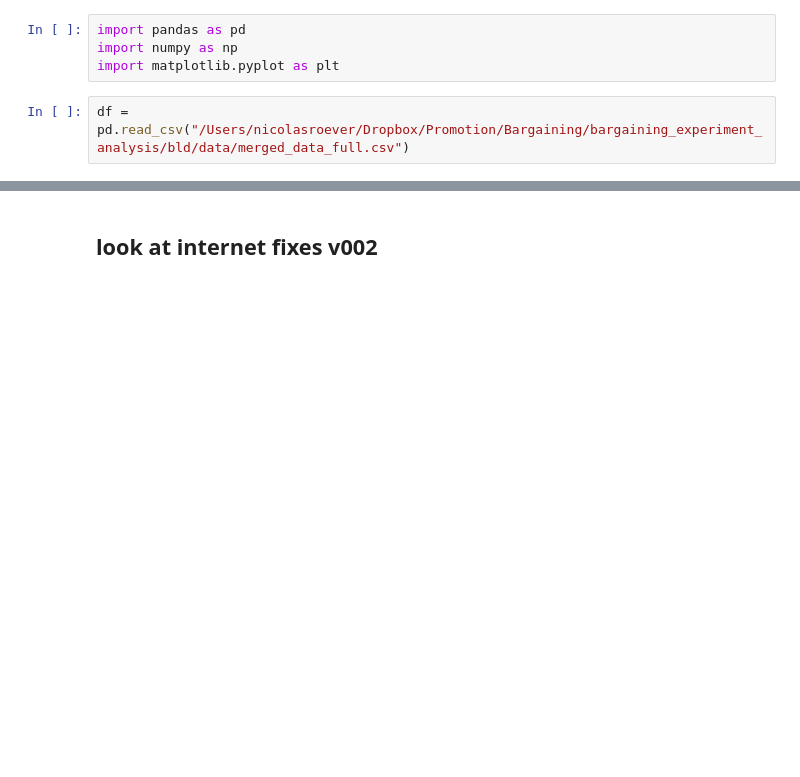
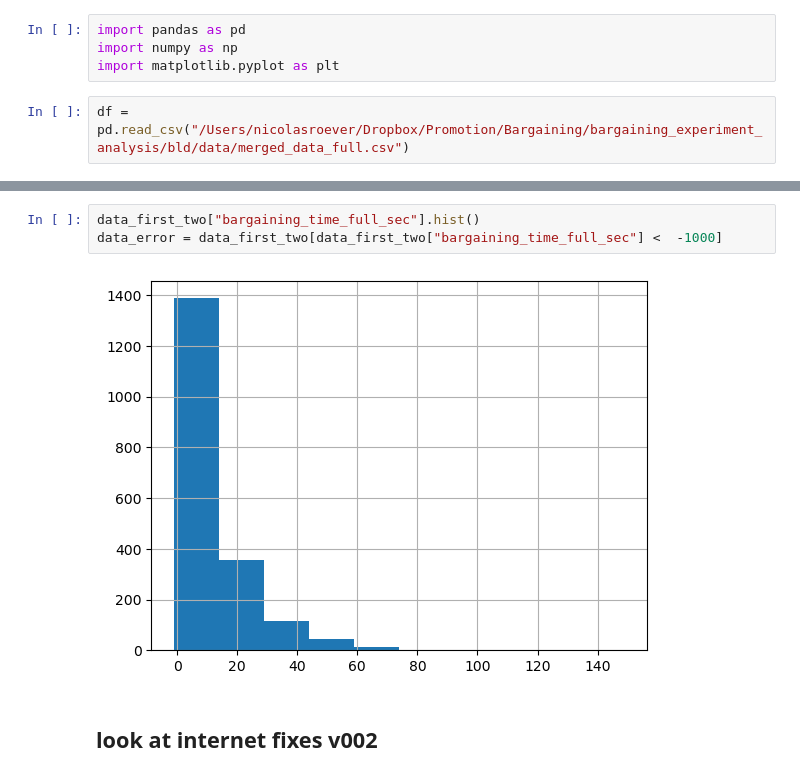
Before and after one commit to NicolasRoever/bargaining_experiment_analysis, a Jupyter notebook: src/bargaining_analysis/clean_data/fix_time_sandbox.ipynb, the cells around one changed output, grey strips where cells are left out. Cells and saved outputs as stored; diff of their text form; blank space fills up the shorter version.

```diff
--- a/src/bargaining_analysis/clean_data/fix_time_sandbox.ipynb
+++ b/src/bargaining_analysis/clean_data/fix_time_sandbox.ipynb
@@ -7,3 +68,8 @@ df = pd.read_csv("/Users/nicolasroever/Dropbox/Promotion/Bargaining/bargaining_e
+# %%
+data_first_two["bargaining_time_full_sec"].hist()
+data_error = data_first_two[data_first_two["bargaining_time_full_sec"] <  -1000]
+# %% [output]
+[figure, added]
 # %% [markdown]
 ## look at internet fixes v002
 # %%
```
Also changed, not shown: parts of 11 cells of this notebook, 21 other files.
